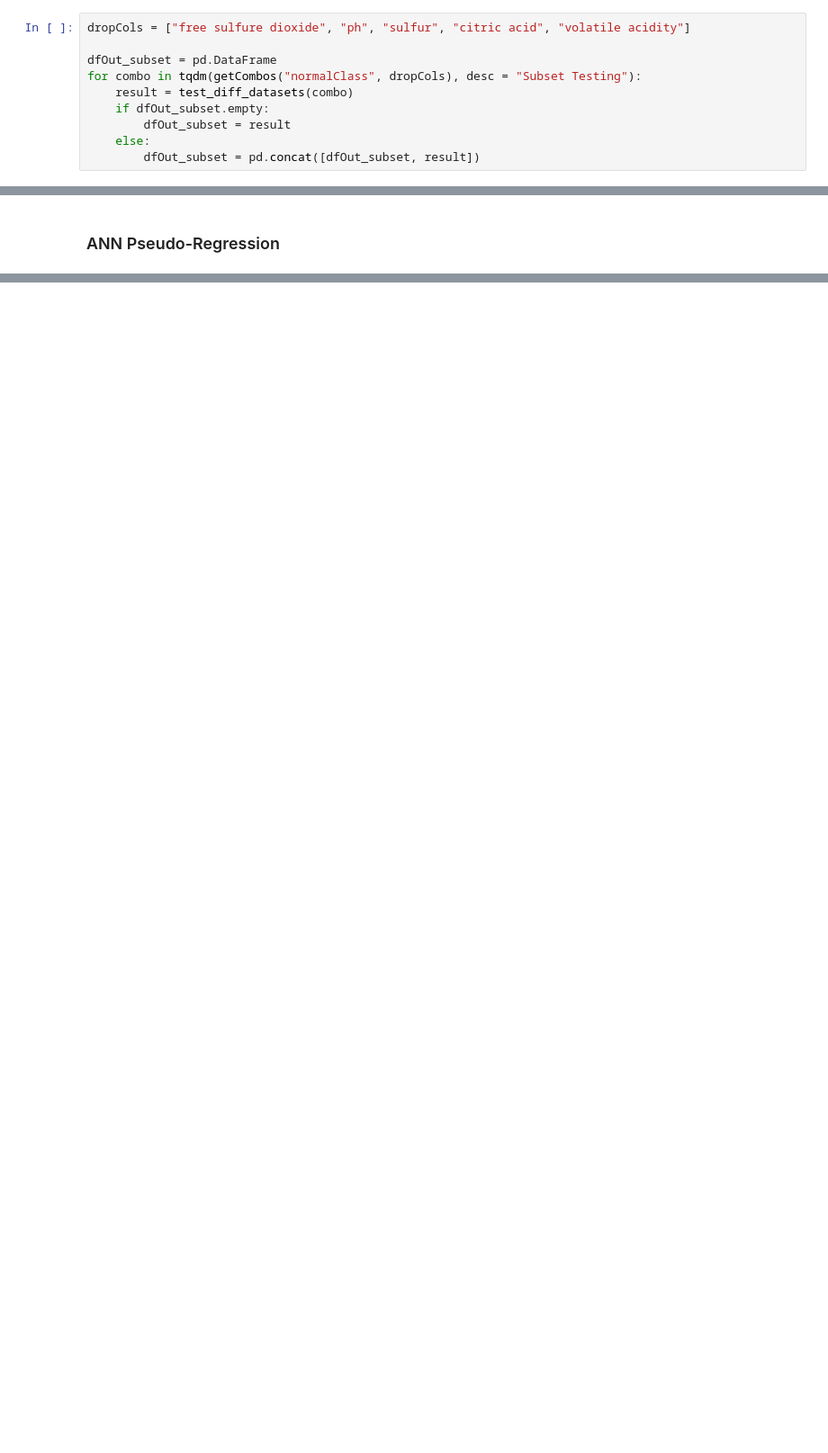
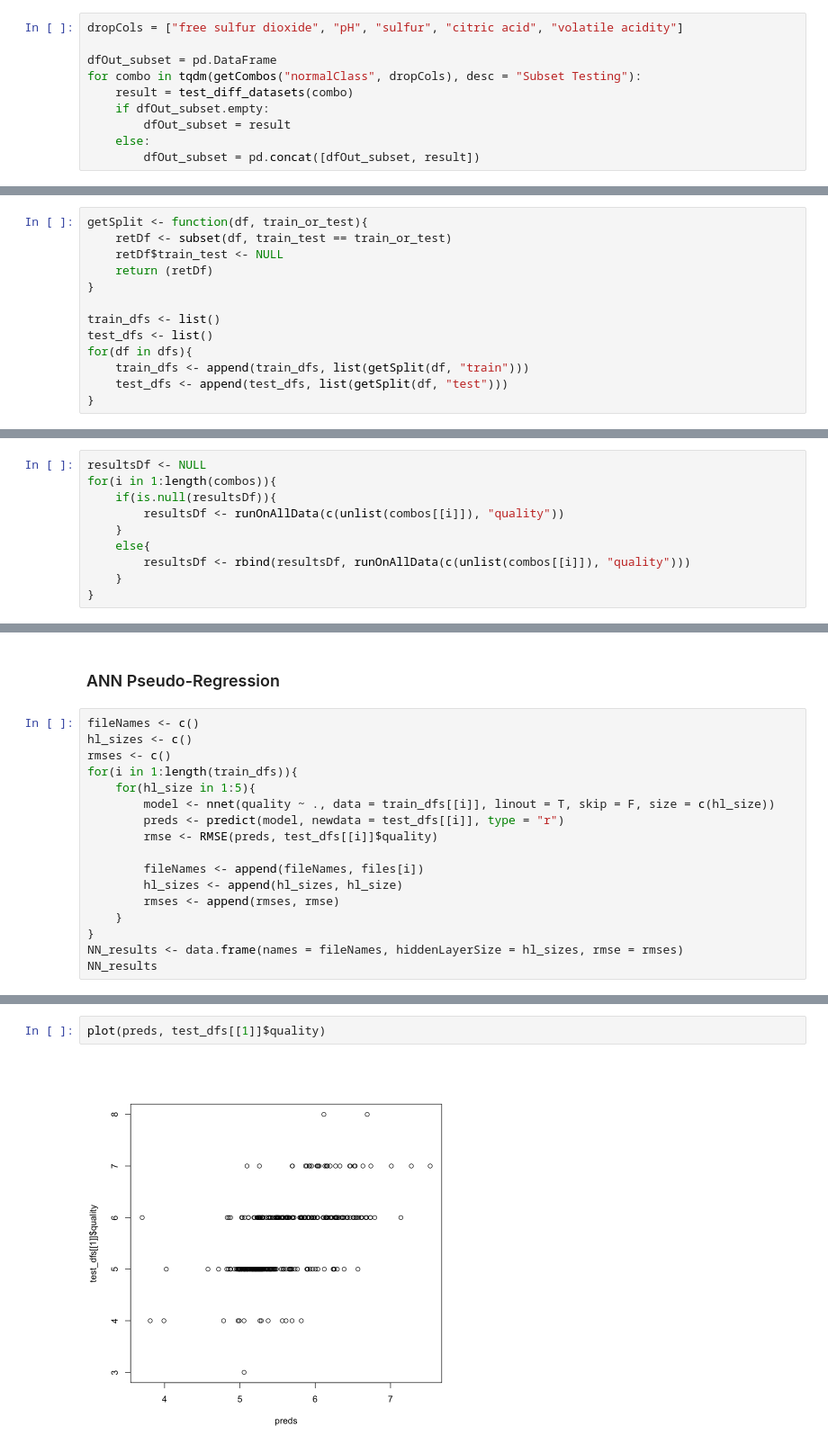
Before and after one commit to rpi11/DSAN5300-final_project, a Jupyter notebook: Regression.ipynb, the cells around one changed output, grey strips where cells are left out. Shown at 90% size. Saved outputs shown, nothing was run; the diff lists cells and outputs as text; blank space fills up the shorter version.

```diff
--- a/Regression.ipynb
+++ b/Regression.ipynb
@@ -99,7 +99,7 @@ bestPerDataName
 # %% [markdown]
 #### Manually Remove Collinearity
 # %%
-dropCols = ["free sulfure dioxide", "ph", "sulfur", "citric acid", "volatile acidity"]
+dropCols = ["free sulfur dioxide", "pH", "sulfur", "citric acid", "volatile acidity"]
 
 dfOut_subset = pd.DataFrame
 for combo in tqdm(getCombos("normalClass", dropCols), desc = "Subset Testing"):
@@ -177,0 +159,13 @@ print(data.frame(
+# %%
+getSplit <- function(df, train_or_test){
+    retDf <- subset(df, train_test == train_or_test)
+    retDf$train_test <- NULL
+    return (retDf)
+}
+
+train_dfs <- list()
+test_dfs <- list()
+for(df in dfs){
+    train_dfs <- append(train_dfs, list(getSplit(df, "train")))
+    test_dfs <- append(test_dfs, list(getSplit(df, "test")))
+}
@@ -177,0 +237,10 @@ print(data.frame(
+# %%
+resultsDf <- NULL
+for(i in 1:length(combos)){
+    if(is.null(resultsDf)){
+        resultsDf <- runOnAllData(c(unlist(combos[[i]]), "quality"))
+    }
+    else{
+        resultsDf <- rbind(resultsDf, runOnAllData(c(unlist(combos[[i]]), "quality")))
+    }
+}
@@ -178,2 +264,19 @@ print(data.frame(
 # %% [markdown]
 ### ANN Pseudo-Regression
+# %%
+fileNames <- c()
+hl_sizes <- c()
+rmses <- c()
+for(i in 1:length(train_dfs)){
+    for(hl_size in 1:5){
+        model <- nnet(quality ~ ., data = train_dfs[[i]], linout = T, skip = F, size = c(hl_size))
+        preds <- predict(model, newdata = test_dfs[[i]], type = "r")
+        rmse <- RMSE(preds, test_dfs[[i]]$quality)
+
+        fileNames <- append(fileNames, files[i])
+        hl_sizes <- append(hl_sizes, hl_size)
+        rmses <- append(rmses, rmse)
+    }
+}
+NN_results <- data.frame(names = fileNames, hiddenLayerSize = hl_sizes, rmse = rmses)
+NN_results
@@ -179,0 +320,4 @@ print(data.frame(
+# %%
+plot(preds, test_dfs[[1]]$quality)
+# %% [output]
+[figure, added]
```
Also changed, not shown: parts of 13 cells of this notebook, 1 other file.
